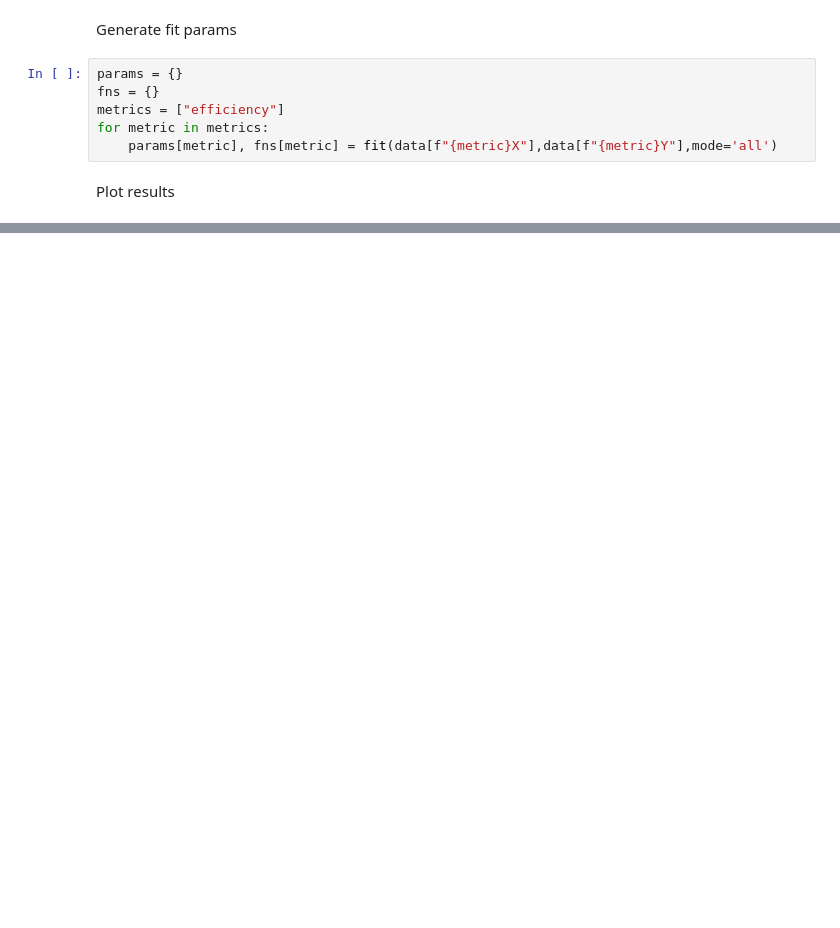
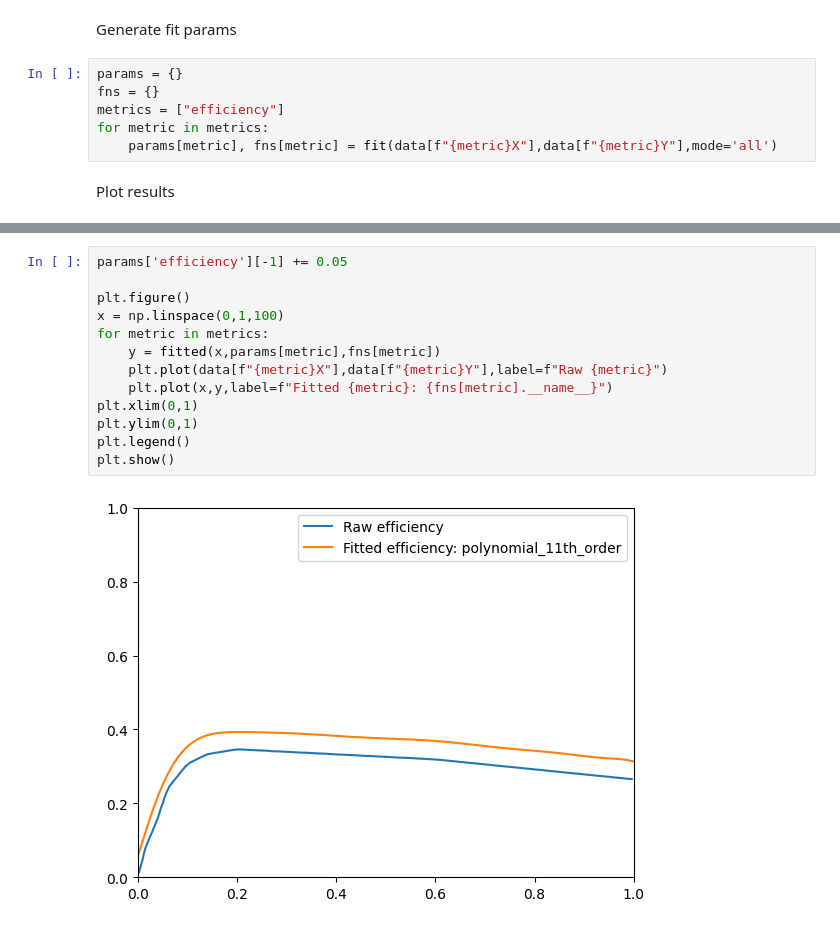
Before and after one commit to TjAlderman/ENGN4628, a Jupyter notebook: Research Project/Code/notebooks/curve_fit.ipynb, the cells around one changed output, grey strips where cells are left out. Cells and saved outputs as stored; diff of their text form; blank space fills up the shorter version.

Commit message:
Added new efficiency curves. These curves should be capable of giving the desired behaviour

```diff
--- a/Research Project/Code/notebooks/curve_fit.ipynb
+++ b/Research Project/Code/notebooks/curve_fit.ipynb
@@ -53,0 +56,15 @@ plt.show()
+# %%
+params['efficiency'][-1] += 0.05
+
+plt.figure()
+x = np.linspace(0,1,100)
+for metric in metrics:
+    y = fitted(x,params[metric],fns[metric])
+    plt.plot(data[f"{metric}X"],data[f"{metric}Y"],label=f"Raw {metric}")
+    plt.plot(x,y,label=f"Fitted {metric}: {fns[metric].__name__}")
+plt.xlim(0,1)
+plt.ylim(0,1)
+plt.legend()
+plt.show()
+# %% [output]
+[figure, added]
```
Also changed, not shown: parts of 4 cells of this notebook, 5 other files.
